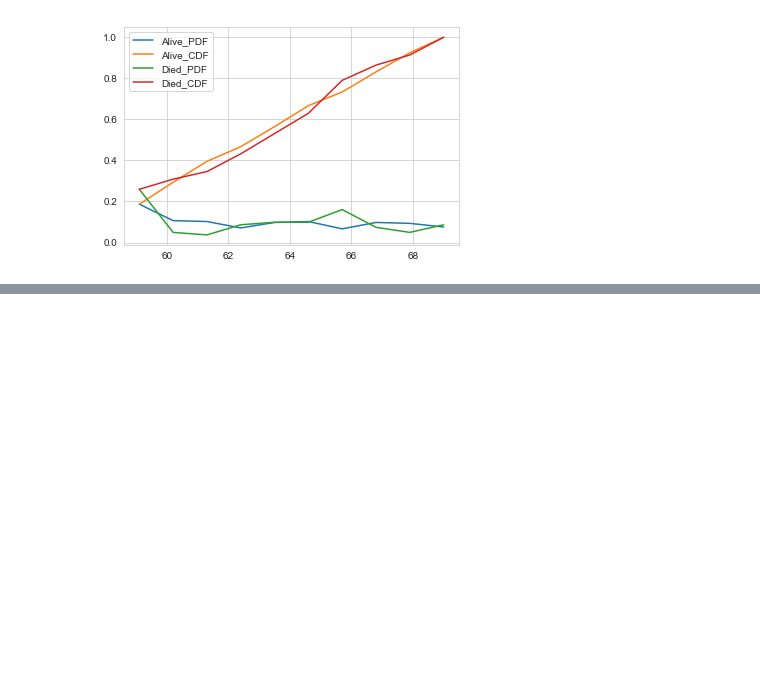
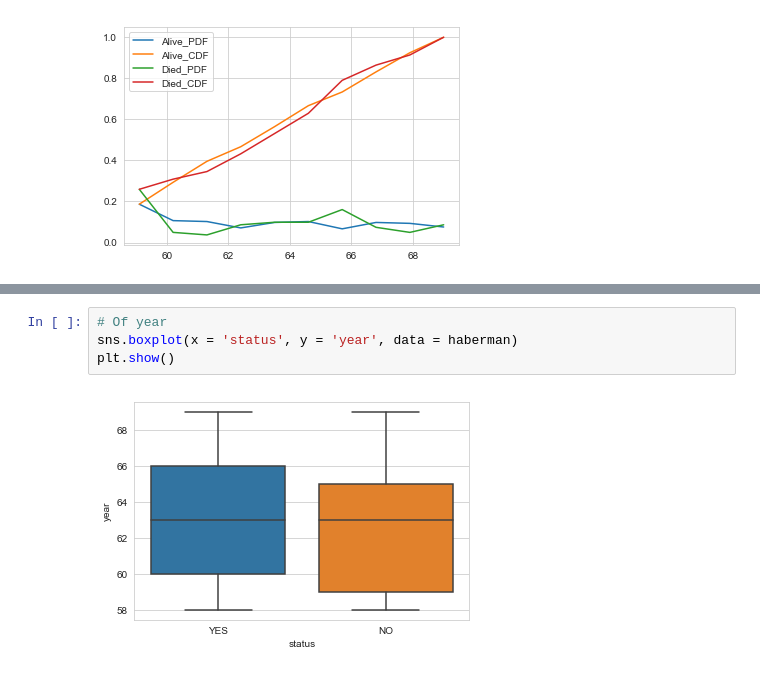
Before and after one commit to deveshSingh06/Exploratory-Data-Analysis-on-Haberman-s-Survival-Data-Set, a Jupyter notebook: Exploratory Data Analysis on Haberman's Survival Data Set.ipynb, the cells around one changed output, grey strips where cells are left out. Saved outputs shown, nothing was run; the diff lists cells and outputs as text; blank space fills up the shorter version.

```diff
--- a/Exploratory Data Analysis on Haberman's Survival Data Set.ipynb
+++ b/Exploratory Data Analysis on Haberman's Survival Data Set.ipynb
@@ -244,0 +258,6 @@ plt.legend(['Alive_PDF', 'Alive_CDF','Died_PDF', 'Died_CDF'])
+# %%
+# Of year
+sns.boxplot(x = 'status', y = 'year', data = haberman)
+plt.show()
+# %% [output]
+[figure, added]
```
Also changed, not shown: parts of 15 cells of this notebook.
